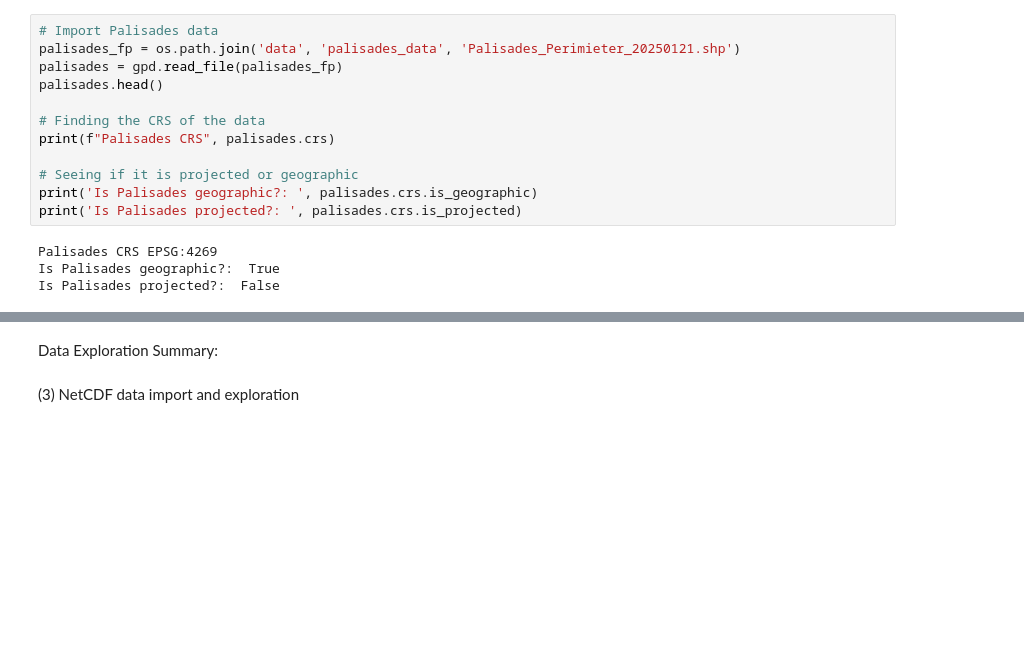
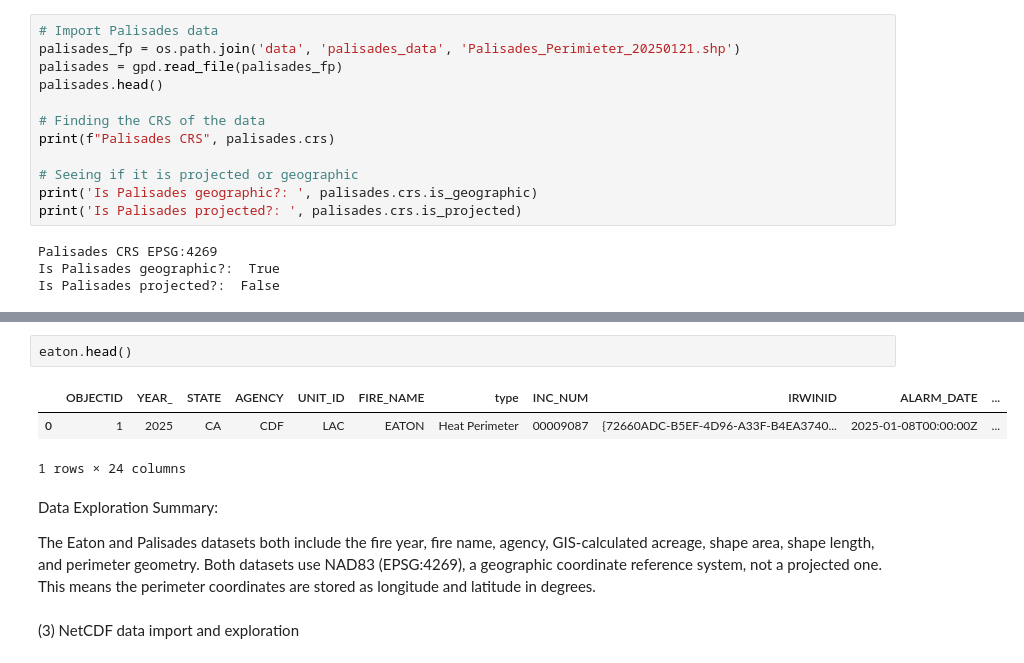
Before and after one commit to katefrankland/eds220-hwk4, a Jupyter notebook: hwk4.ipynb, the cells around one changed output, grey strips where cells are left out. Saved outputs shown, nothing was run; the diff lists cells and outputs as text; blank space fills up the shorter version.

```diff
--- a/hwk4.ipynb
+++ b/hwk4.ipynb
@@ -65,5 +91,13 @@ palisades.plot()
+# %%
+eaton.head()
+# %% [output]
+|  | OBJECTID | YEAR_ | STATE | AGENCY | UNIT_ID | FIRE_NAME | type | INC_NUM | IRWINID | ALARM_DATE | ... |
+| 0 | 1 | 2025 | CA | CDF | LAC | EATON | Heat Perimeter | 00009087 | {72660ADC-B5EF-4D96-A33F-B4EA3740... | 2025-01-08T00:00:00Z | ... |
+1 rows × 24 columns
 # %% [markdown]
 Data Exploration Summary:
+
+The Eaton and Palisades datasets both include the fire year, fire name, agency, GIS-calculated acreage, shape area, shape length, and perimeter geometry. Both datasets use NAD83 (EPSG:4269), a geographic coordinate reference system, not a projected one. This means the perimeter coordinates are stored as longitude and latitude in degrees.
 # %% [markdown]
 (3) NetCDF data import and exploration
 # %% [markdown]
```
Also changed, not shown: parts of 11 cells of this notebook.
